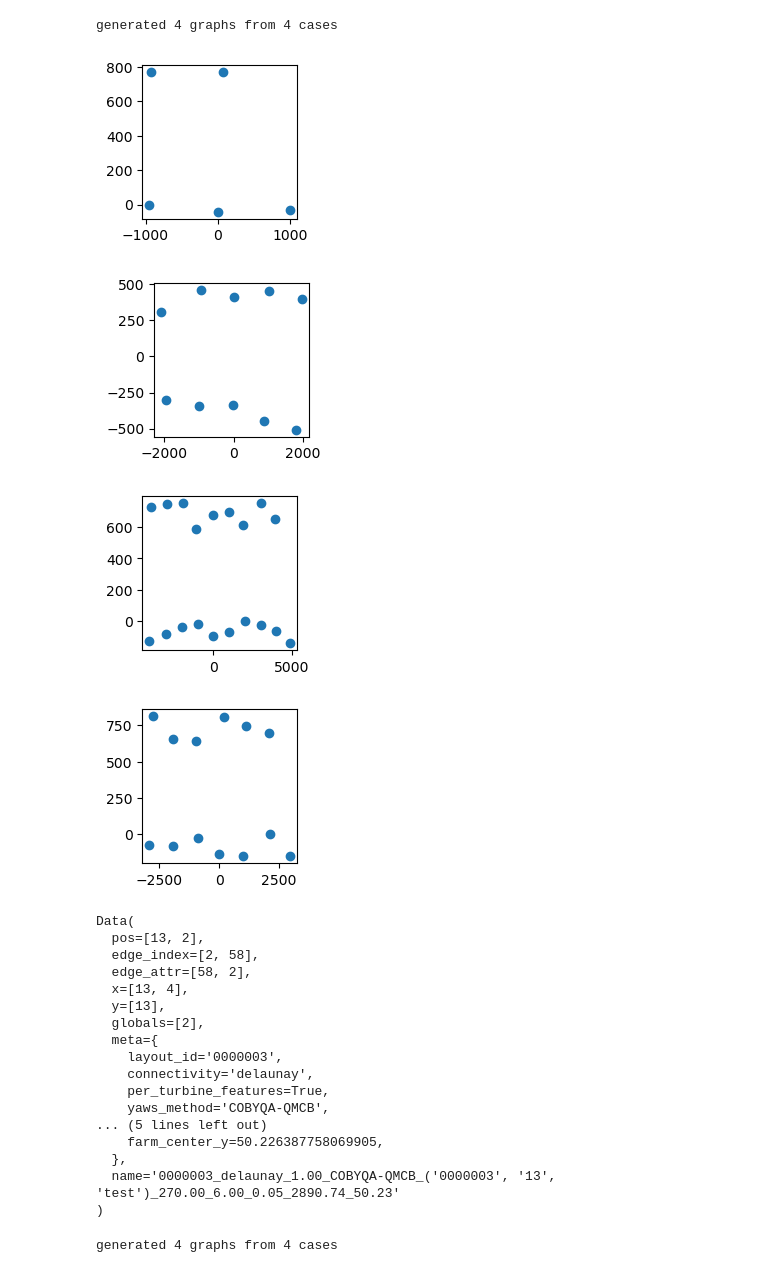
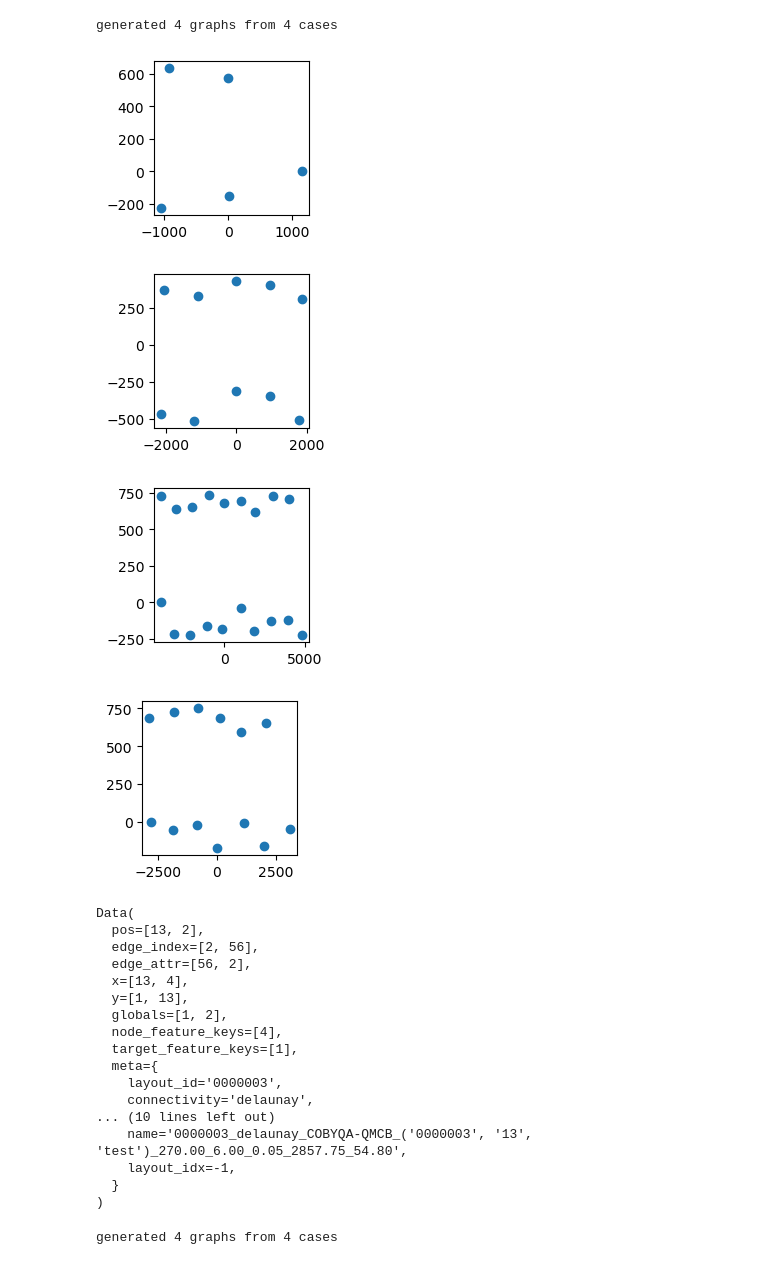
Before and after one commit to DTUWindEnergy/Design-Friendly-Control, a Jupyter notebook: design_friendly/pred_from_case.ipynb, the cells around one changed output. Saved outputs shown, nothing was run; the diff lists cells and outputs as text; code cells hidden in the pictures.

```diff
--- a/design_friendly/pred_from_case.ipynb
+++ b/design_friendly/pred_from_case.ipynb
@@ -4,46 +4,46 @@
 # %%
 import matplotlib.pyplot as plt
 import numpy as np
 
 # %matplotlib widget
 # import matplotlib.pyplot as plt
 
 # import os
 # os.environ.pop("MPLBACKEND", None)  # remove Agg if set
 # import matplotlib
 # matplotlib.use("module://matplotlib_inline.backend_inline")
 
 from utils.to_graph import test_cases_graph
 
 wd_ = 270
 graphs, layouts, inflows = test_cases_graph(wd_=wd_)
-for name, g in graphs.items():
+for g in graphs:
     plt.figure(figsize=(2, 2))
     plt.scatter(g.pos[:, 0], g.pos[:, 1])
     plt.show()
 print(g)
 # %% [output]
 generated 4 graphs from 4 cases
-[figure, old version]
+[figure, new version]
-[figure, old version]
+[figure, new version]
-[figure, old version]
+[figure, new version]
-[figure, old version]
+[figure, new version]
 Data(
   pos=[13, 2],
-  edge_index=[2, 58],
-  edge_attr=[58, 2],
+  edge_index=[2, 56],
+  edge_attr=[56, 2],
   x=[13, 4],
-  y=[13],
-  globals=[2],
+  y=[1, 13],
+  globals=[1, 2],
+  node_feature_keys=[4],
+  target_feature_keys=[1],
   meta={
     layout_id='0000003',
     connectivity='delaunay',
-    per_turbine_features=True,
-    yaws_method='COBYQA-QMCB',
-... (5 lines left out)
-    farm_center_y=50.226387758069905,
-  },
-  name='0000003_delaunay_1.00_COBYQA-QMCB_('0000003', '13', 'test')_270.00_6.00_0.05_2890.74_50.23'
+... (10 lines left out)
+    name='0000003_delaunay_COBYQA-QMCB_('0000003', '13', 'test')_270.00_6.00_0.05_2857.75_54.80',
+    layout_idx=-1,
+  }
 )
 # %%
 # ensure rotation works correctly
```
Also changed, not shown: parts of 6 cells of this notebook, 11 other files.
